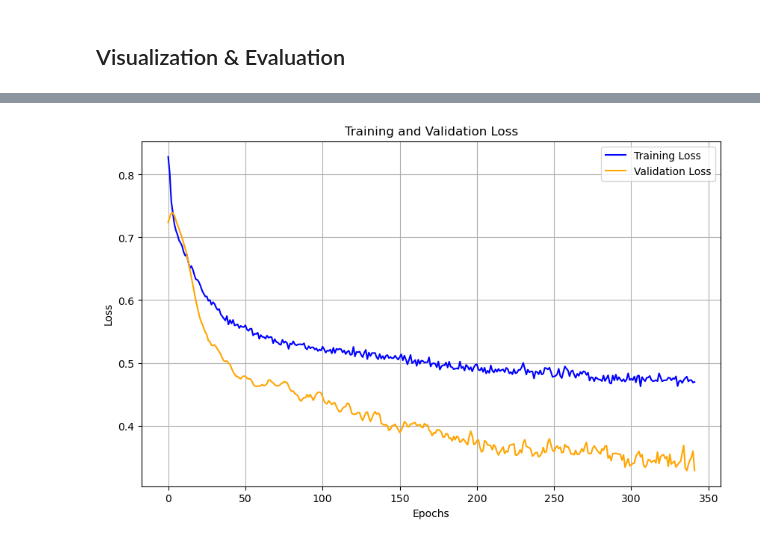
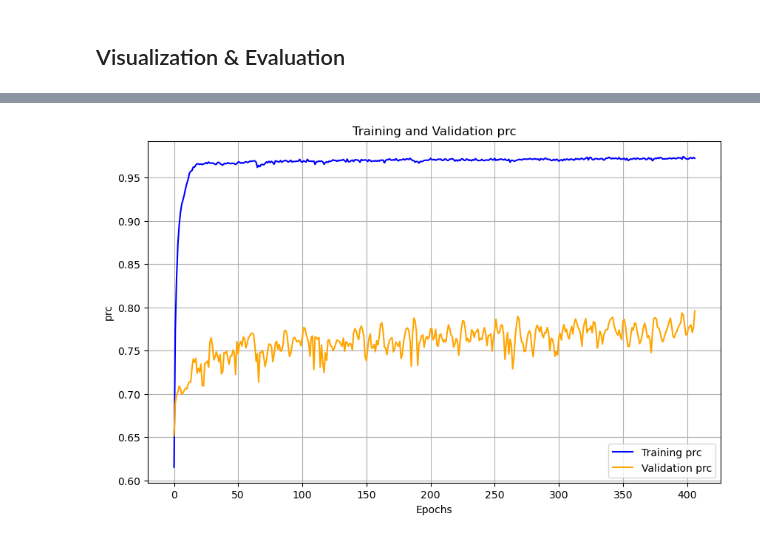
Before and after one commit to SESAM-Polimi/offgrid-demand-estimation, a Jupyter notebook: nn-model.ipynb, the cells around one changed output, grey strips where cells are left out. Cells and saved outputs as stored; diff of their text form; code cells hidden in the pictures.

```diff
--- a/nn-model.ipynb
+++ b/nn-model.ipynb
@@ -368,12 +373,4 @@ Text(0.5, 0, 'Epoch')
 # %%
-# plt.figure(figsize=(12, 6))
-# plt.subplot(1, 2, 1)  # (rows, cols, index)
-# plt.plot(history.history['precision'])
-# plt.title('Training Percision')
-# plt.ylabel('Percision')
-# plt.xlabel('Epoch')
-# plt.subplot(1, 2, 2)
-# plt.plot(history.history['val_precision'])
-# plt.title('Validation Percision')
-# plt.ylabel('Percision')
-# plt.xlabel('Epoch')
+draw_metric(history, 'prc')
+# %% [output]
+[figure, added]
@@ -392,18 +376,0 @@ Text(0.5, 0, 'Epoch')
-# %%
-
-
-train_loss = history.history['loss']
-val_loss = history.history['val_loss']
-
-# Plot training and validation loss
-plt.figure(figsize=(10, 6))
-plt.plot(train_loss, label='Training Loss', color='blue', )
-plt.plot(val_loss, label='Validation Loss', color='orange',)
-plt.title('Training and Validation Loss')
-plt.xlabel('Epochs')
-plt.ylabel('Loss')
-plt.legend()
-plt.grid(True)
-plt.show()
-# %% [output]
-[figure, removed]
```
Also changed, not shown: parts of 26 cells of this notebook.
